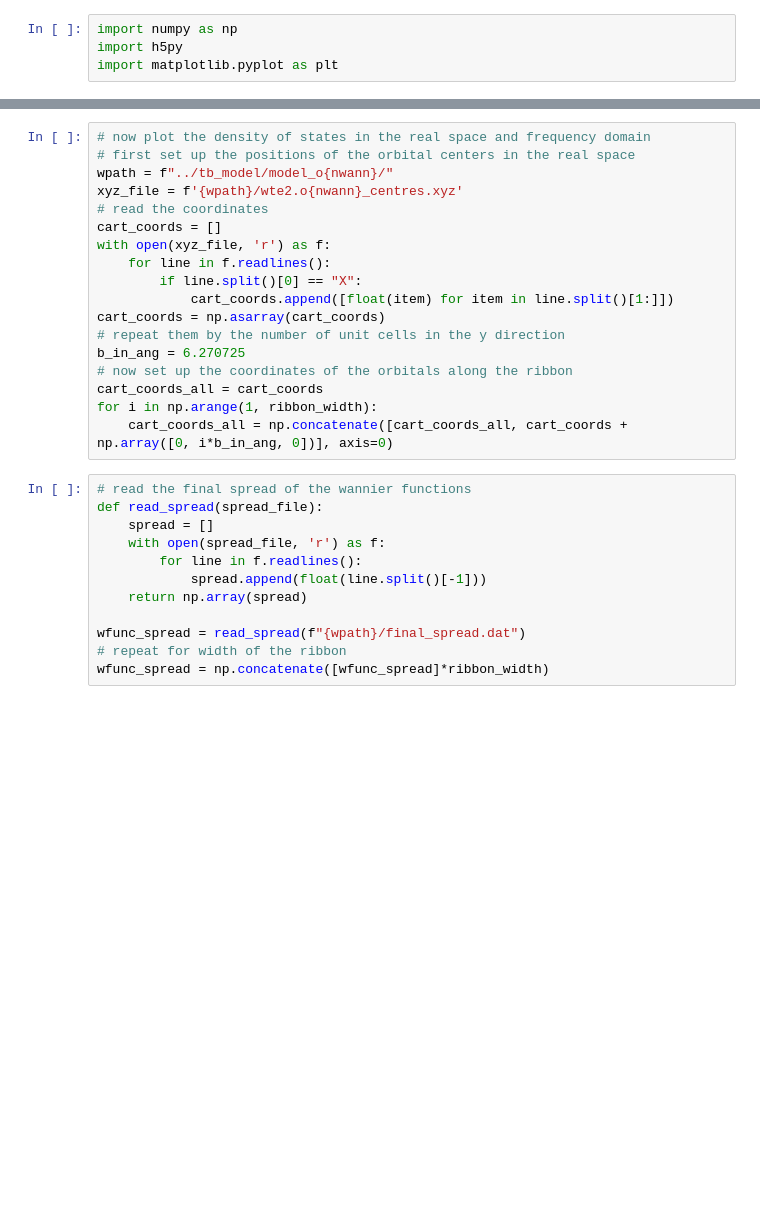
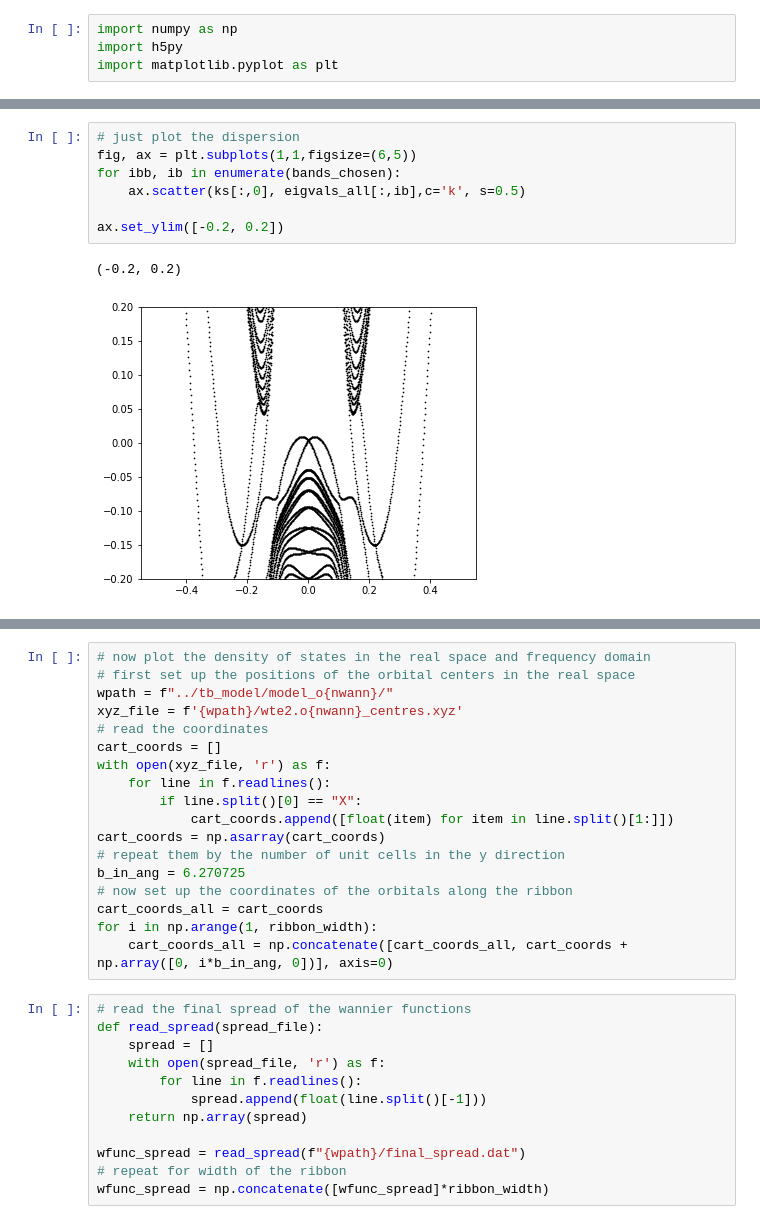
Before and after one commit to YueqingChang/WTe2_edge_states, a Jupyter notebook: ribbon_edge_states/ribbon_dispersion.ipynb, the cells around one changed output, grey strips where cells are left out. Drawn from its saved outputs; the diff is of its cells as text; blank space fills up the shorter version.

```diff
--- a/ribbon_edge_states/ribbon_dispersion.ipynb
+++ b/ribbon_edge_states/ribbon_dispersion.ipynb
@@ -54,0 +86,10 @@ ribbon efermi = 2.3208294043674953
+# %%
+# just plot the dispersion
+fig, ax = plt.subplots(1,1,figsize=(6,5))
+for ibb, ib in enumerate(bands_chosen):
+    ax.scatter(ks[:,0], eigvals_all[:,ib],c='k', s=0.5)
+
+ax.set_ylim([-0.2, 0.2])
+# %% [output]
+(-0.2, 0.2)
+[figure, added]
```
Also changed, not shown: parts of 9 cells of this notebook, 17 other files.
